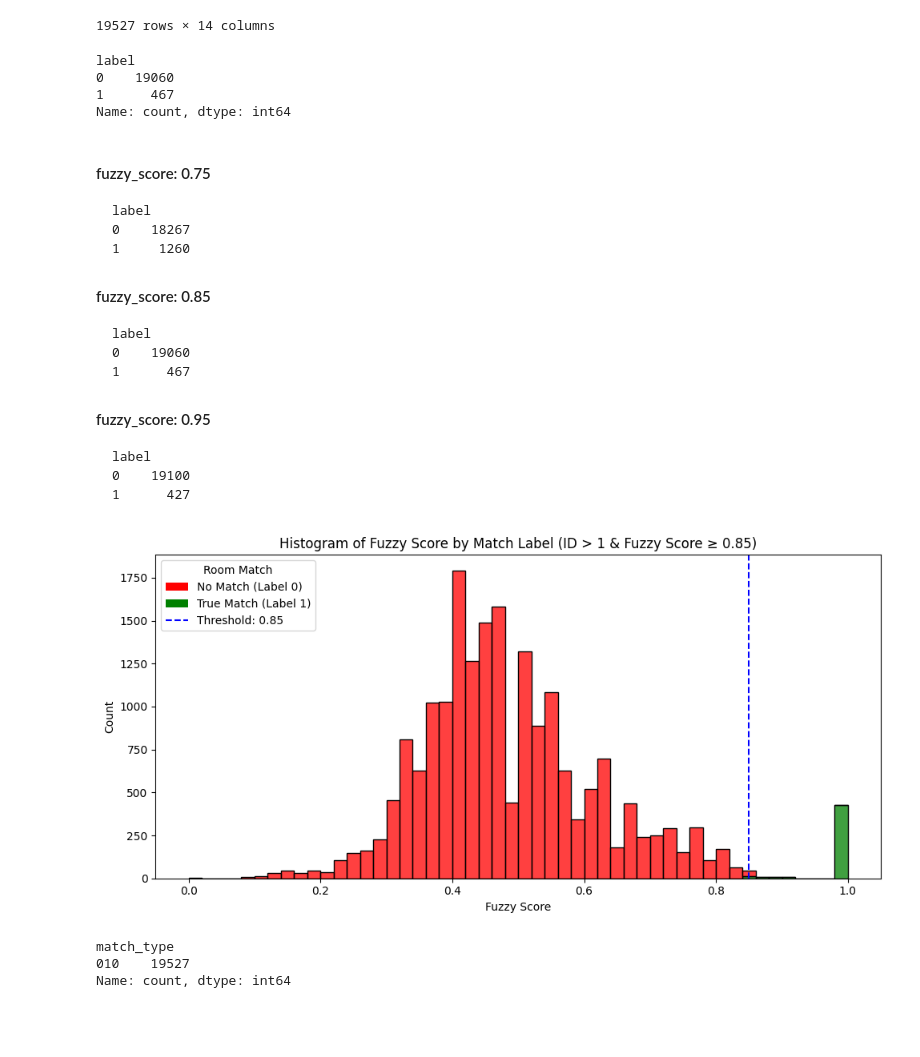
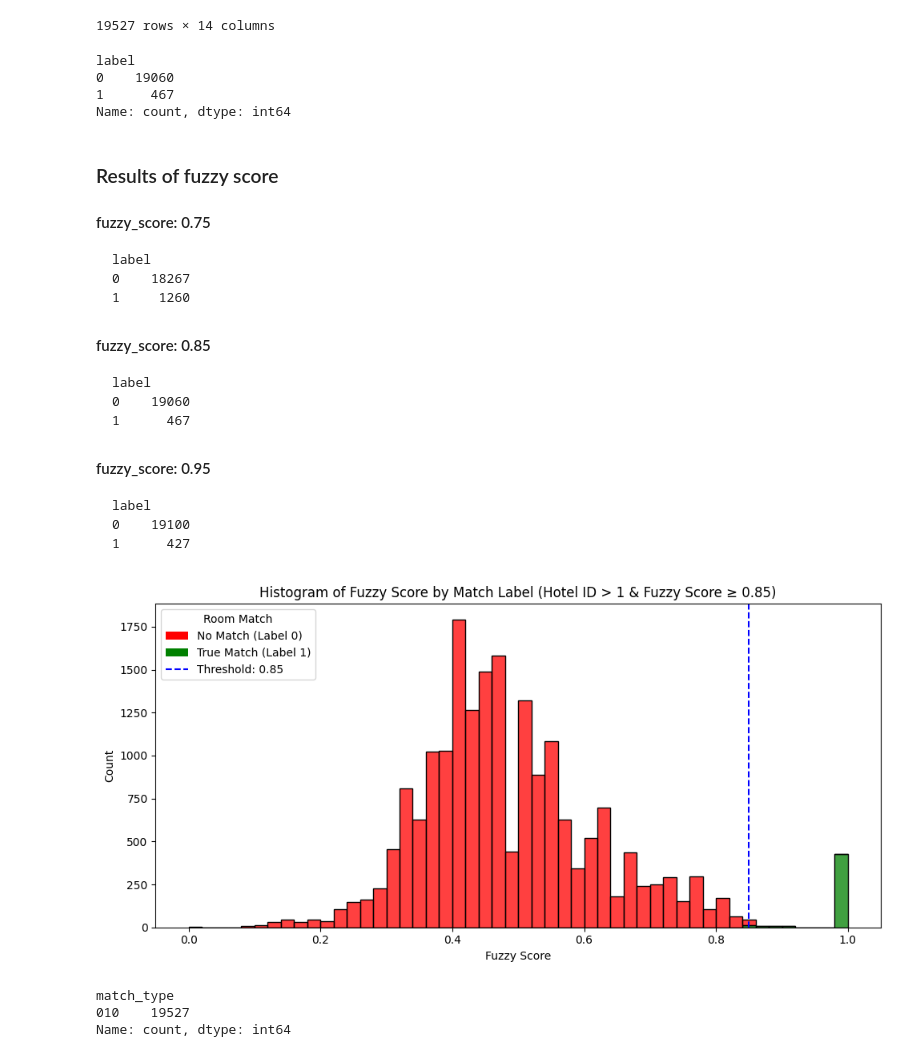
Before and after one commit to rytakahas/Room_Match, a Jupyter notebook: notebook/room_match_dev.ipynb, the cells around one changed output. Drawn from its saved outputs; the diff is of its cells as text; code cells hidden in the pictures; blank space fills up the shorter version.

Commit message:
update for kaggle notebook

```diff
--- a/notebook/room_match_dev.ipynb
+++ b/notebook/room_match_dev.ipynb
@@ -144,8 +122,8 @@ import gc
 import warnings
 warnings.filterwarnings("ignore", category=UserWarning)
 # %%
-df_rooms = pd.read_csv('data/updated_core_rooms.csv')
-df_ref = pd.read_csv('data/referance_rooms-1737378184366.csv')
+df_rooms = pd.read_csv('/kaggle/input/room-match/updated_core_rooms.csv')
+df_ref = pd.read_csv('/kaggle/input/room-match/referance_rooms-1737378184366.csv')
 # %%
 df_rooms
 # %% [output]
@@ -234,3 +209,5 @@ df_rooms = df_rooms_cleaned
+# %%
+df_rooms = df_rooms_cleaned.copy()
 # %%
 print(" Empty string counts in df_rooms:")
 print((df_rooms.select_dtypes(include='object') == '').sum())
@@ -370,7 +287,7 @@ print(stepwise_match_counts)
 # %%
 # Load language detection model
 # Download the model from https://dl.fbaipublicfiles.com/fasttext/supervised-models/lid.176.bin
-lang_model = fasttext.load_model('../models/lid.176.bin')
+lang_model = fasttext.load_model('/kaggle/input/lid176/other/default/1/lid.176.bin')
 
 # Language detection
 def detect_lang(text):
@@ -704,7 +429,7 @@ print(lang_similarity("Deluxe Room", "Luxury Room"))
 {'lang1': 'en', 'conf1': 0.43188002705574036, 'lang2': 'en', 'conf2': 0.5957378149032593, 'same_lang': True}
 # %%
 # Load language detection model
-lang_model = fasttext.load_model('../models/lid.176.bin')
+lang_model = fasttext.load_model('/kaggle/input/lid176/other/default/1/lid.176.bin')
 
 # Language detection
 def detect_lang(text):
@@ -716,12 +441,12 @@ def detect_lang(text):
 
 # Normalize text
 def normalize(text):
+    if not isinstance(text, str):
+        return ''
     text = text.lower()
     text = unicodedata.normalize('NFD', text)
-    text = ''.join(c for c in text if unicodedata.category(c) != 'Mn')
-    text = re.sub(r'[^\w\s]', '', text)       # Remove punctuations
-    text = re.sub(r'\d+pax|\d+beds?', '', text)  # Remove non-name tokens
-    text = re.sub(r'\s+', ' ', text)          # Collapse whitespace
+    text = ''.join(c for c in text if unicodedata.category(c) != 'Mn')  # Remove accents
+    text = re.sub(r'[^\w\s]', '', text)  # Remove punctuation
     return text.strip()
 
 # Fuzzy match
@@ -763,12 +488,15 @@ for r in tqdm(df_rooms.itertuples(index=False), total=len(df_rooms), desc="Multi
         sim = fast_match(r.supplier_room_name, ref.room_name)
         lang_ref, conf_ref = detect_lang(ref.room_name)
 
+        # Strict hotel match required
         hotel_match = int(r.core_hotel_id == ref.hotel_id)
         if not hotel_match:
-            continue  # 🔒 Enforce hotel-level isolation for match scoring
+            continue  # Skip this pair if hotel_id doesn't match
 
         lp_match = int(r.lp_id == ref.lp_id)
         room_match = int((r.core_room_id == ref.room_id) or (r.supplier_room_id == ref.room_id))
+
+        id_match = (lp_match + hotel_match + room_match) > 0  # Still used for tracking
 
         match_rows.append({
             'core_room_id': r.core_room_id,
@@ -778,7 +506,7 @@ for r in tqdm(df_rooms.itertuples(index=False), total=len(df_rooms), desc="Multi
             'hotel_id_match': hotel_match,
             'room_id_match': room_match,
             'fuzzy_score': sim,
-            'label': int(hotel_match and sim >= 0.85),  # updated: enforce hotel match + threshold
+            'label': int(sim >= 0.85),  # Only use fuzzy_score since hotel already matched
             'supplier_room_name': r.supplier_room_name,
             'ref_room_name': ref.room_name,
             'lang_supplier': lang_supplier,
@@ -787,9 +515,8 @@ for r in tqdm(df_rooms.itertuples(index=False), total=len(df_rooms), desc="Multi
             'lang_conf_ref': conf_ref
         })
 
-# Final result
-match_df = pd.DataFrame(match_rows)
-match_df
+match_df_fz = pd.DataFrame(match_rows)
+match_df_fz
 # %% [output]
 |  | core_room_id | supplier_room_id | ref_room_id | lp_id_match | hotel_id_match | room_id_match | fuzzy_score | ... |
 | 0 | 154 | 201691711 | 62866001 | 0 | 1 | 0 | 0.631579 | ... |
@@ -804,10 +531,3 @@ match_df
 | 19525 | 2909752 | 322092320 | 36034304 | 0 | 1 | 0 | 0.380952 | ... |
 | 19526 | 2909752 | 322092320 | 36034305 | 0 | 1 | 0 | 0.461538 | ... |
 19527 rows × 14 columns
-# %%
-print(match_df['label'].value_counts())
-# %% [output]
-label
-0    19060
-1      467
-Name: count, dtype: int64
@@ -817,4 +534,12 @@ Name: count, dtype: int64
+# %%
+print(match_df_fz['label'].value_counts())
+# %% [output]
+label
+0    19060
+1      467
+Name: count, dtype: int64
 # %% [markdown]
+### Results of fuzzy score
 #### fuzzy_score: 0.75
     label
     0    18267
@@ -834,8 +559,8 @@ Name: count, dtype: int64
 # We'll simulate a sample structure to demonstrate the visualizations
 
 # Convert match_type to string if not already
-match_df['match_type'] = match_df.apply(
-    lambda x: f"{int((x['hotel_id_match']) > 1)}_ID_" +
+match_df_fz['match_type'] = match_df_fz.apply(
+    lambda x: f"{int((x['lp_id_match'] + x['hotel_id_match'] + x['room_id_match']) > 1)}_ID_" +
               f"{int(x['fuzzy_score'] >= 0.85)}_score",
     axis=1
 )
@@ -843,36 +568,36 @@ match_df['match_type'] = match_df.apply(
 # Histogram
 plt.figure(figsize=(10, 5))
 sns.histplot(
-    data=match_df,
+    data=match_df_fz,
     x='fuzzy_score',
     hue='label',
     bins=50,
     multiple='stack',
     palette={0: 'red', 1: 'green'},
     stat='count'
 )
 
 # Add threshold line
 plt.axvline(0.85, color='blue', linestyle='--', label='Threshold: 0.85')
 
 # Customize plot
-plt.title("Histogram of Fuzzy Score by Match Label (ID > 1 & Fuzzy Score ≥ 0.85)")
+plt.title("Histogram of Fuzzy Score by Match Label (Hotel ID > 1 & Fuzzy Score ≥ 0.85)")
 plt.xlabel("Fuzzy Score")
 plt.ylabel("Count")
 
 # Custom legend
 from matplotlib.patches import Patch
 legend_elements = [
     Patch(facecolor='red', label='No Match (Label 0)'),
     Patch(facecolor='green', label='True Match (Label 1)'),
     Line2D([0], [0], color='blue', linestyle='--', label='Threshold: 0.85')
 ]
 plt.legend(handles=legend_elements, title="Room Match")
 
 plt.tight_layout()
 plt.show()
 # %% [output]
-[figure, old version]
+[figure, new version]
 # %%
 # Heatmap
 # Make match_type a string like '100', '011', etc.
```
Also changed, not shown: parts of 32 cells of this notebook.
